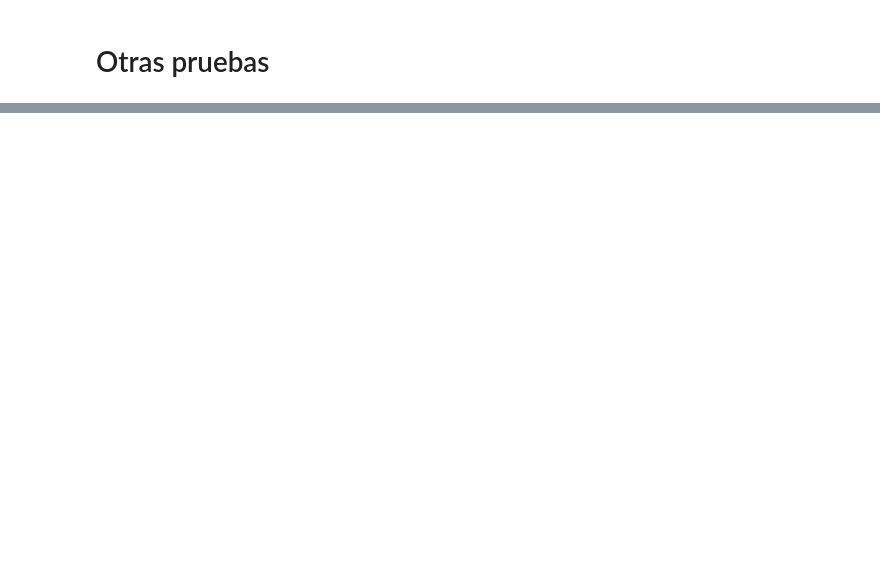
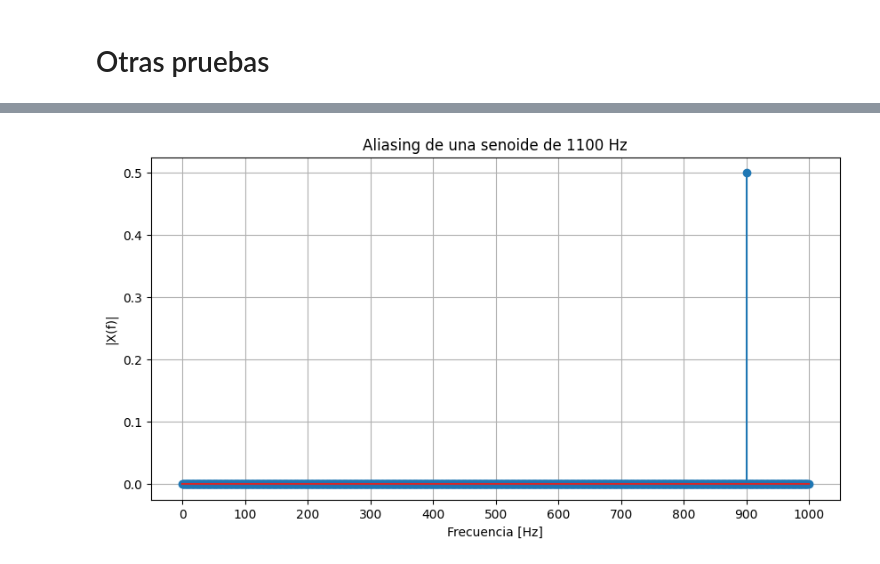
Before and after one commit to agustin-d-martinez/Procesamiento-Digital-de-Se-ales---2026, a Jupyter notebook: TS2/TS2.ipynb, the cells around one changed output, grey strips where cells are left out. Drawn from its saved outputs; the diff is of its cells as text; code cells hidden in the pictures; blank space fills up the shorter version.

```diff
--- a/TS2/TS2.ipynb
+++ b/TS2/TS2.ipynb
@@ -399,0 +427,28 @@ plt.show()
+# %%
+import numpy as np
+import matplotlib.pyplot as plt
+
+#### Señal senoidal
+fs = 2000
+N = 2000
+
+f0 = 1100          # mayor a Nyquist
+vmax = 1
+
+xx, _ = mi_funcion_sen( vmax=vmax, ff=f0, nn=N, fs=fs)
+
+#### FFT
+X = my_DFT(xx)/N
+freqs = np.arange(N)*fs/N
+
+#### Gráfico
+plt.figure(figsize=(10,5))
+plt.stem(np.abs(X[:N//2]))
+plt.title("Aliasing de una senoide de 1100 Hz")
+plt.xticks(np.arange(0, fs//2 + 100, 100))
+plt.xlabel("Frecuencia [Hz]")
+plt.ylabel("|X(f)|")
+plt.grid()
+plt.show()
+# %% [output]
+[figure, added]
```
Also changed, not shown: parts of 25 cells of this notebook, 3 other files.
